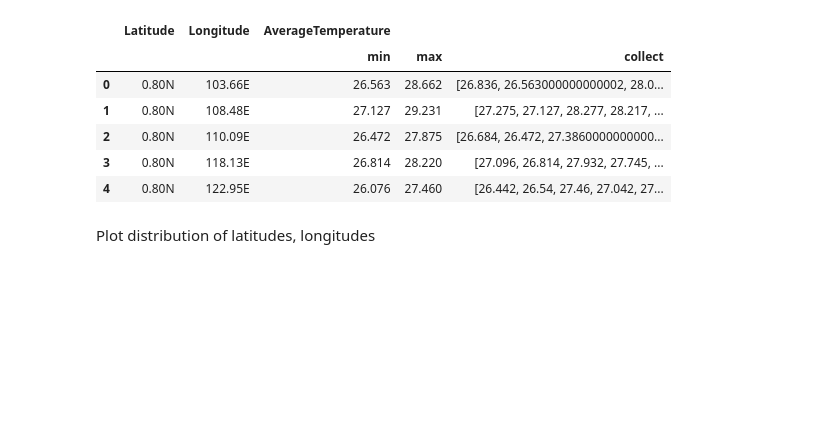
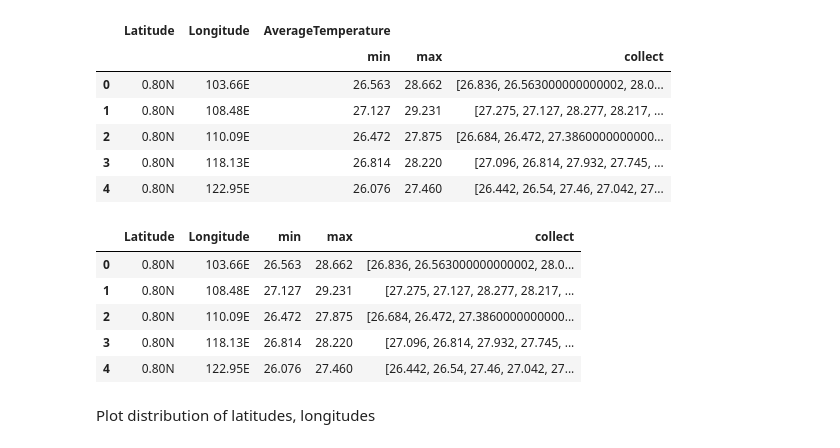
Before and after one commit to tao-pr/52-challenges, a Jupyter notebook: 004-skewed-data-classification/explore.ipynb, the cells around one changed output. Saved outputs shown, nothing was run; the diff lists cells and outputs as text; code cells hidden in the pictures; blank space fills up the shorter version.

```diff
--- a/004-skewed-data-classification/explore.ipynb
+++ b/004-skewed-data-classification/explore.ipynb
@@ -212,5 +216,20 @@ climate[:5]
 | 2 | 0.80N | 110.09E | 26.472 | 27.875 | [26.684, 26.472, 27.3860000000000... |
 | 3 | 0.80N | 118.13E | 26.814 | 28.220 | [27.096, 26.814, 27.932, 27.745, ... |
 | 4 | 0.80N | 122.95E | 26.076 | 27.460 | [26.442, 26.54, 27.46, 27.042, 27... |
+# %%
+# Flatten multilevel index columns
+def last_opt(cols):
+    # Single-level column has empty subcolumns, so ignore the empty ones
+    return [c for c in cols if len(c.strip())>0][-1]
+
+climate.columns = [last_opt(cols) for cols in climate.columns.values]
+climate[:5]
+# %% [output]
+|  | Latitude | Longitude | min | max | collect |
+| 0 | 0.80N | 103.66E | 26.563 | 28.662 | [26.836, 26.563000000000002, 28.0... |
+| 1 | 0.80N | 108.48E | 27.127 | 29.231 | [27.275, 27.127, 28.277, 28.217, ... |
+| 2 | 0.80N | 110.09E | 26.472 | 27.875 | [26.684, 26.472, 27.3860000000000... |
+| 3 | 0.80N | 118.13E | 26.814 | 28.220 | [27.096, 26.814, 27.932, 27.745, ... |
+| 4 | 0.80N | 122.95E | 26.076 | 27.460 | [26.442, 26.54, 27.46, 27.042, 27... |
 # %% [markdown]
 Plot distribution of latitudes, longitudes
```
Also changed, not shown: parts of 5 cells of this notebook.
